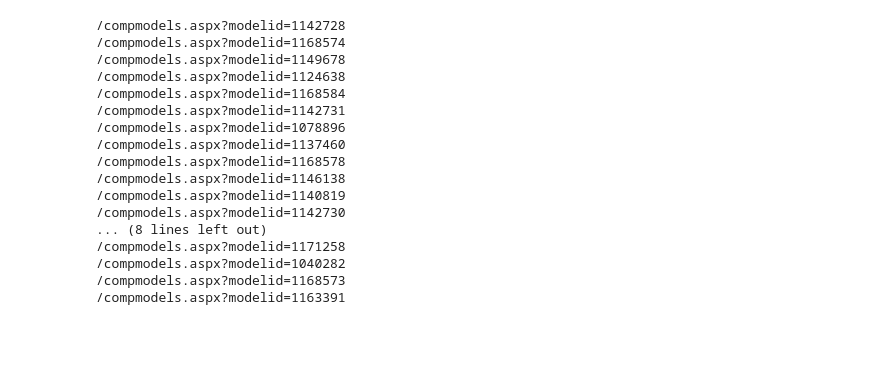
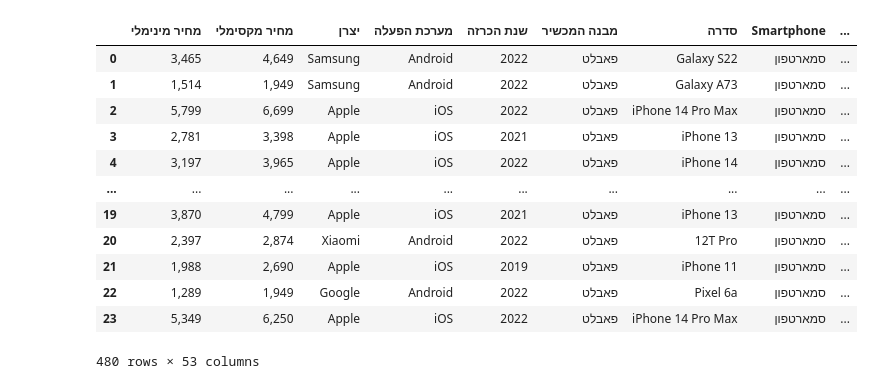
Before and after one commit to Davidtal1/PhoneProjects, a Jupyter notebook: PhonesProject.ipynb, the cells around one changed output. Drawn from its saved outputs; the diff is of its cells as text; code cells hidden in the pictures; blank space fills up the shorter version.

```diff
--- a/PhonesProject.ipynb
+++ b/PhonesProject.ipynb
@@ -58,7 +58,6 @@ def getRetData(url):
     soup= BeautifulSoup(page.content,'html.parser')
     product=soup.find('div',class_='single-product-tab')
     dataLink=product.findAll('ul',class_='list-group list-group-horizontal')
-    ref=[]
     mydata=[]
     myheaders=[]
     for alldata in dataLink:
@@ -126,33 +120,58 @@ df
+# %%
+def get_properites_from_link(url):
+    All_data=[]
+    All_headers=[]
+    page = requests.get(url, headers = get_fake_user_agent())
+    soup= BeautifulSoup(page.content,'html.parser')
+    headers=soup.find_all('div',class_="detailsRow")
+    titles = ['מחיר מינימלי','מחיר מקסימלי']
+    prices = soup.find('div','PricesTxt').findAll('span')
+    if len(prices) == 2:
+        All_data = [ prices[1].text, prices[0].text ]
+    elif len(prices) == 1:
+        All_data = [ prices[0].text, prices[0].text ]
+    else:
+        All_data = [ None,None ]
+    for header in headers:
+        All_headers.append(header.find('div',class_="detailsRowTitletxt").text.strip())
+        All_data.append(header.find('div',class_="detailsRowTxt").text.strip())
+    return All_data
 # %%
 def get_data_from_zap(phonesURL):
     hrefLinks=[]
-    allRetData=[]
+    all_zap_Data=[]
+    Main_Url="https://www.zap.co.il"
     page = requests.get(phonesURL, headers = get_fake_user_agent())
     soup= BeautifulSoup(page.content,'html.parser')
     links=soup.find_all('div',class_="MoreInfo")
     for link in links:
-        print(link.find('a')['href'])
+        hrefLinks.append(Main_Url+(link.find('a')['href']))
+    for link in hrefLinks:
+        all_zap_Data.append(get_properites_from_link(link))
+    return all_zap_Data
 # %%
-def get_details_from_current_page(page_num):
-    url="https://www.zap.co.il/models.aspx?sog=e-cellphone&pageinfo={page_num}"
-    page=data=get_data_from_zap(url)
+def get_details_from_current_page(page_num_zap):
+    url="https://www.zap.co.il/models.aspx?sog=e-cellphone&pageinfo={page_num_zap}"
+    data=get_data_from_zap(url)
+    df=pd.DataFrame(data,columns=get_headers())
+    return df
-# %%
-get_details_from_current_page("https://www.zap.co.il/models.aspx?sog=e-cellphone&pageinfo=1")
-# %% [output]
-/compmodels.aspx?modelid=1142728
-/compmodels.aspx?modelid=1168574
-/compmodels.aspx?modelid=1149678
-/compmodels.aspx?modelid=1124638
-/compmodels.aspx?modelid=1168584
-/compmodels.aspx?modelid=1142731
-/compmodels.aspx?modelid=1078896
-/compmodels.aspx?modelid=1137460
-/compmodels.aspx?modelid=1168578
-/compmodels.aspx?modelid=1146138
-/compmodels.aspx?modelid=1140819
-/compmodels.aspx?modelid=1142730
-... (8 lines left out)
-/compmodels.aspx?modelid=1171258
-/compmodels.aspx?modelid=1040282
-/compmodels.aspx?modelid=1168573
-/compmodels.aspx?modelid=1163391
+# %%
+df_zap=get_details_from_current_page(1)
+for i in range(2,21):
+    df_zap=df_zap.append(get_details_from_current_page(i))
+    random_wait()
+df_zap
+# %% [output]
+|  | מחיר מינימלי | מחיר מקסימלי | יצרן | מערכת הפעלה | שנת הכרזה | מבנה המכשיר | סדרה | Smartphone | ... |
+| 0 | 3,465 | 4,649 | Samsung | Android | 2022 | פאבלט | Galaxy S22 | סמארטפון | ... |
+| 1 | 1,514 | 1,949 | Samsung | Android | 2022 | פאבלט | Galaxy A73 | סמארטפון | ... |
+| 2 | 5,799 | 6,699 | Apple | iOS | 2022 | פאבלט | iPhone 14 Pro Max | סמארטפון | ... |
+| 3 | 2,781 | 3,398 | Apple | iOS | 2021 | פאבלט | iPhone 13 | סמארטפון | ... |
+| 4 | 3,197 | 3,965 | Apple | iOS | 2022 | פאבלט | iPhone 14 | סמארטפון | ... |
+| ... | ... | ... | ... | ... | ... | ... | ... | ... | ... |
+| 19 | 3,870 | 4,799 | Apple | iOS | 2021 | פאבלט | iPhone 13 | סמארטפון | ... |
+| 20 | 2,397 | 2,874 | Xiaomi | Android | 2022 | פאבלט | 12T Pro | סמארטפון | ... |
+| 21 | 1,988 | 2,690 | Apple | iOS | 2019 | פאבלט | iPhone 11 | סמארטפון | ... |
+| 22 | 1,289 | 1,949 | Google | Android | 2022 | פאבלט | Pixel 6a | סמארטפון | ... |
+| 23 | 5,349 | 6,250 | Apple | iOS | 2022 | פאבלט | iPhone 14 Pro Max | סמארטפון | ... |
+480 rows × 53 columns
```
Also changed, not shown: parts of 5 cells of this notebook, 1 other file.
